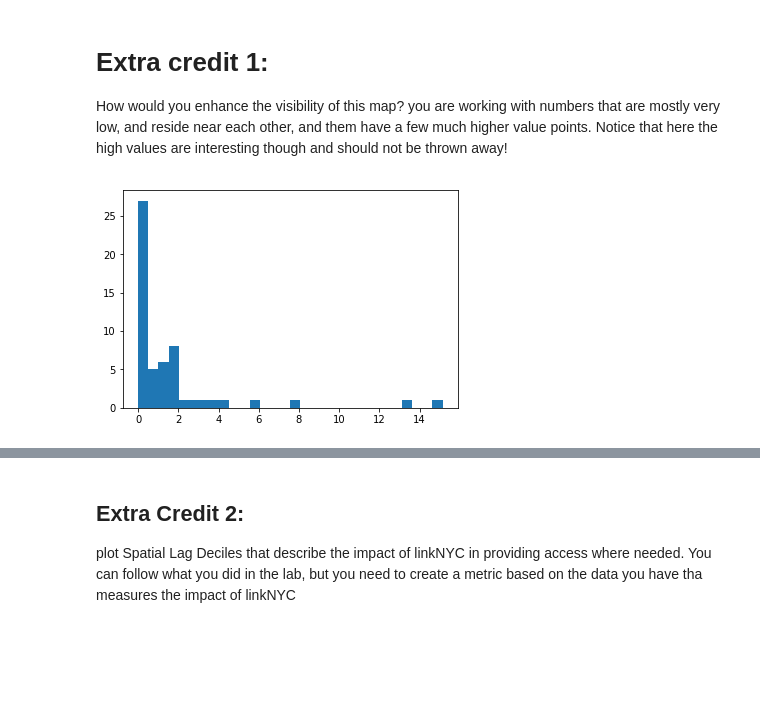
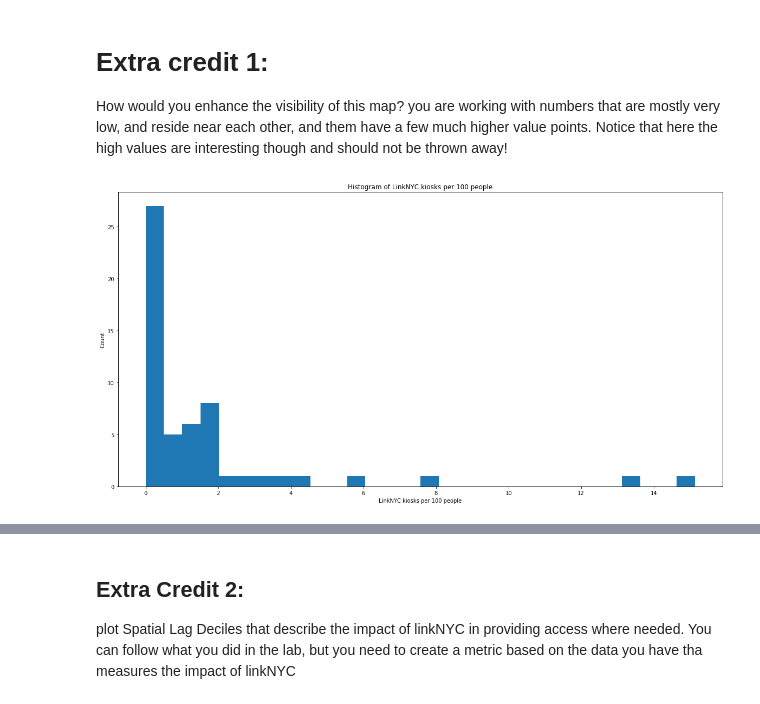
Before and after one commit to jinalklaulitz/PUI2018_msm796, a Jupyter notebook: HW7_msm796/assignment1_msm796.ipynb, the cells around one changed output, grey strips where cells are left out. Cells and saved outputs as stored; diff of their text form; code cells hidden in the pictures; blank space fills up the shorter version.

```diff
--- a/HW7_msm796/assignment1_msm796.ipynb
+++ b/HW7_msm796/assignment1_msm796.ipynb
@@ -566,7 +566,13 @@ leg.set_bbox_to_anchor((0.35, 0.95, 0, 0));
 # %% [markdown]
 # Extra credit 1:
 How would you enhance the visibility of this map? you are working with numbers that are mostly very low, and reside near each other, and them have a few much higher value points. Notice that here the high values are interesting though and should not be thrown away!
-# %%
-pl.hist(pumashplc["linkNYCpp"], bins=30);
-# %% [output]
-[figure, removed]
+# %%
+pumashplc_no_nan = pumashplc.replace(np.nan, 0)
+plt.figure(figsize=(20,10))
+plt.hist(pumashplc_no_nan["linkNYCp100p"], bins=30)
+plt.xlabel('LinkNYC kiosks per 100 people')
+plt.ylabel('Count')
+plt.title('Histogram of LinkNYC kiosks per 100 people')
+plt.show()
+# %% [output]
+[figure, added]
```
Also changed, not shown: parts of 4 cells of this notebook.
